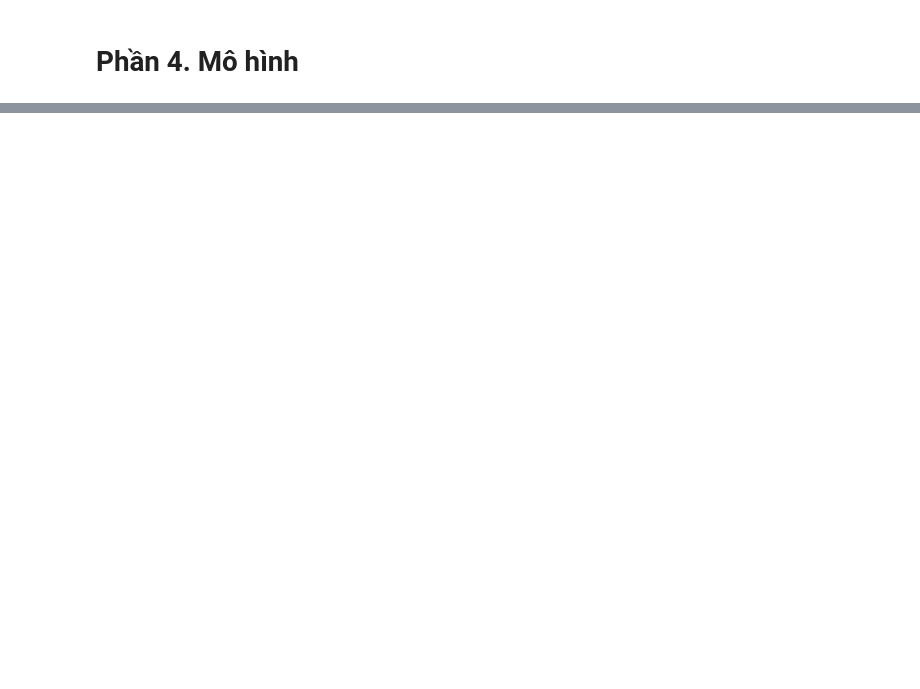
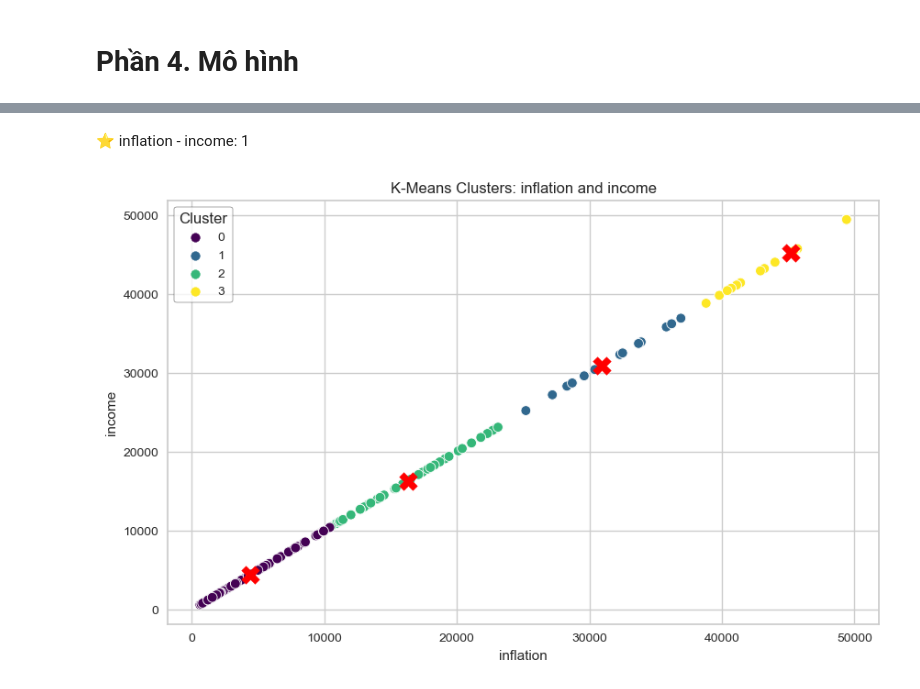
Before and after one commit to minhkhanh-coder/machine-learning-1, a Jupyter notebook: unsupervised learning/unsupervised_learning.ipynb, the cells around one changed output, grey strips where cells are left out. Saved outputs shown, nothing was run; the diff lists cells and outputs as text; code cells hidden in the pictures; blank space fills up the shorter version.

```diff
--- a/unsupervised learning/unsupervised_learning.ipynb
+++ b/unsupervised learning/unsupervised_learning.ipynb
@@ -365,0 +427,28 @@ plt.show()
+# %%
+df_km = df.drop(['country'], axis =1)
+selected_components = df_km.select_dtypes(include=['int64', 'float64'])
+
+kmeans = KMeans(n_clusters=4, random_state=42)
+clusters = kmeans.fit_predict(selected_components)
+
+# Thêm nhãn cụm vào dataset
+df_km['Cluster'] = clusters
+# %% [markdown]
+⭐ inflation - income: 1
+# %%
+plt.figure(figsize=(10, 6))
+
+sns.scatterplot(x=df_km["inflation"], y=df_km["income"], hue=clusters, palette='viridis', s=60)
+
+for cluster_label in df_km['Cluster'].unique():
+    cluster_center = df_km[df_km['Cluster'] == cluster_label][['inflation', 'income']].mean()
+    plt.scatter(cluster_center['inflation'], cluster_center['income'], s=200, c='red', marker='X')
+
+plt.title('K-Means Clusters: inflation and income')
+plt.xlabel('inflation')
+plt.ylabel('income')
+plt.legend(title='Cluster', frameon=True, edgecolor='black')
+
+plt.show()
+# %% [output]
+[figure, added]
```
Also changed, not shown: parts of 38 cells of this notebook, 1 other file.
